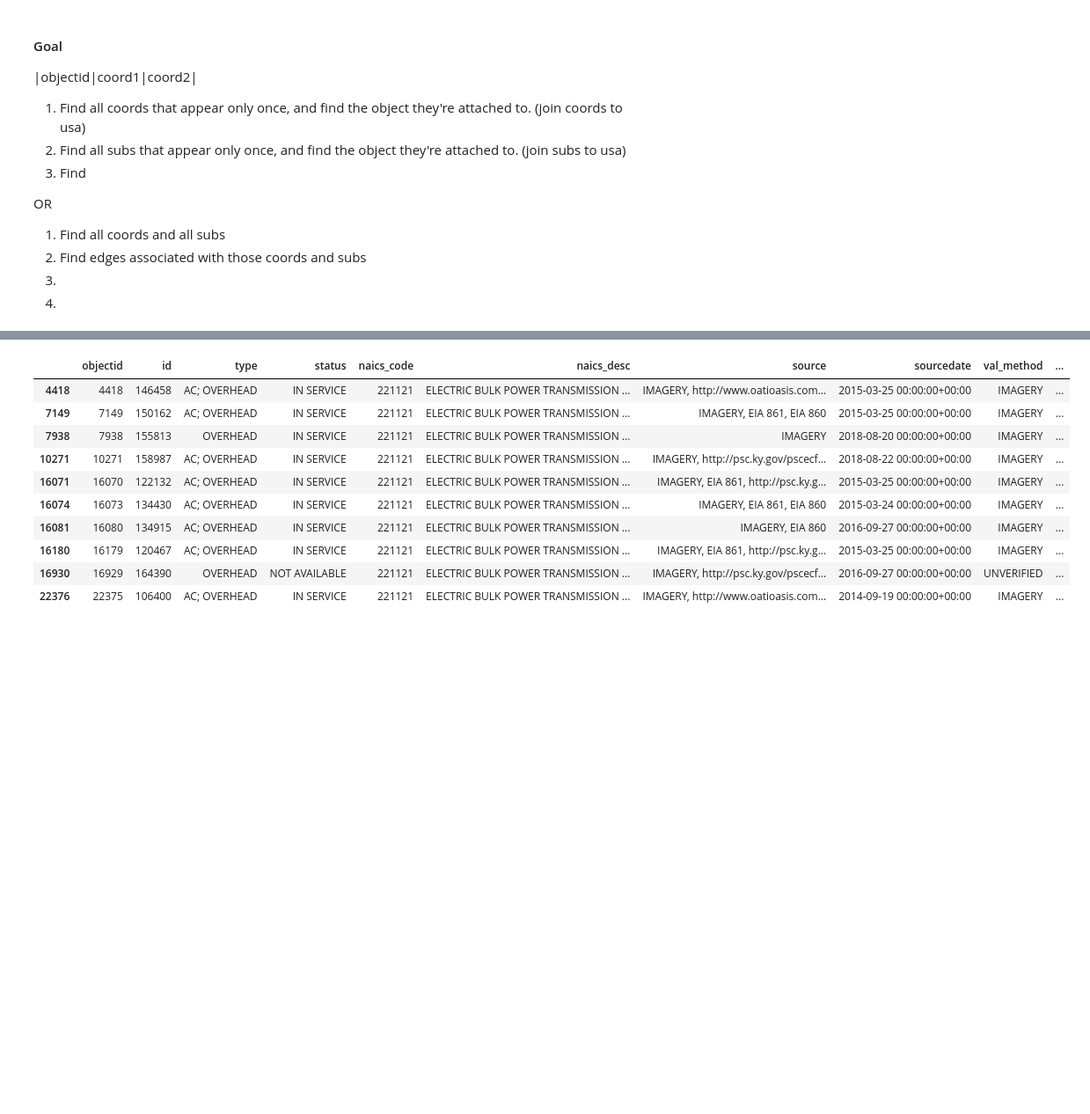
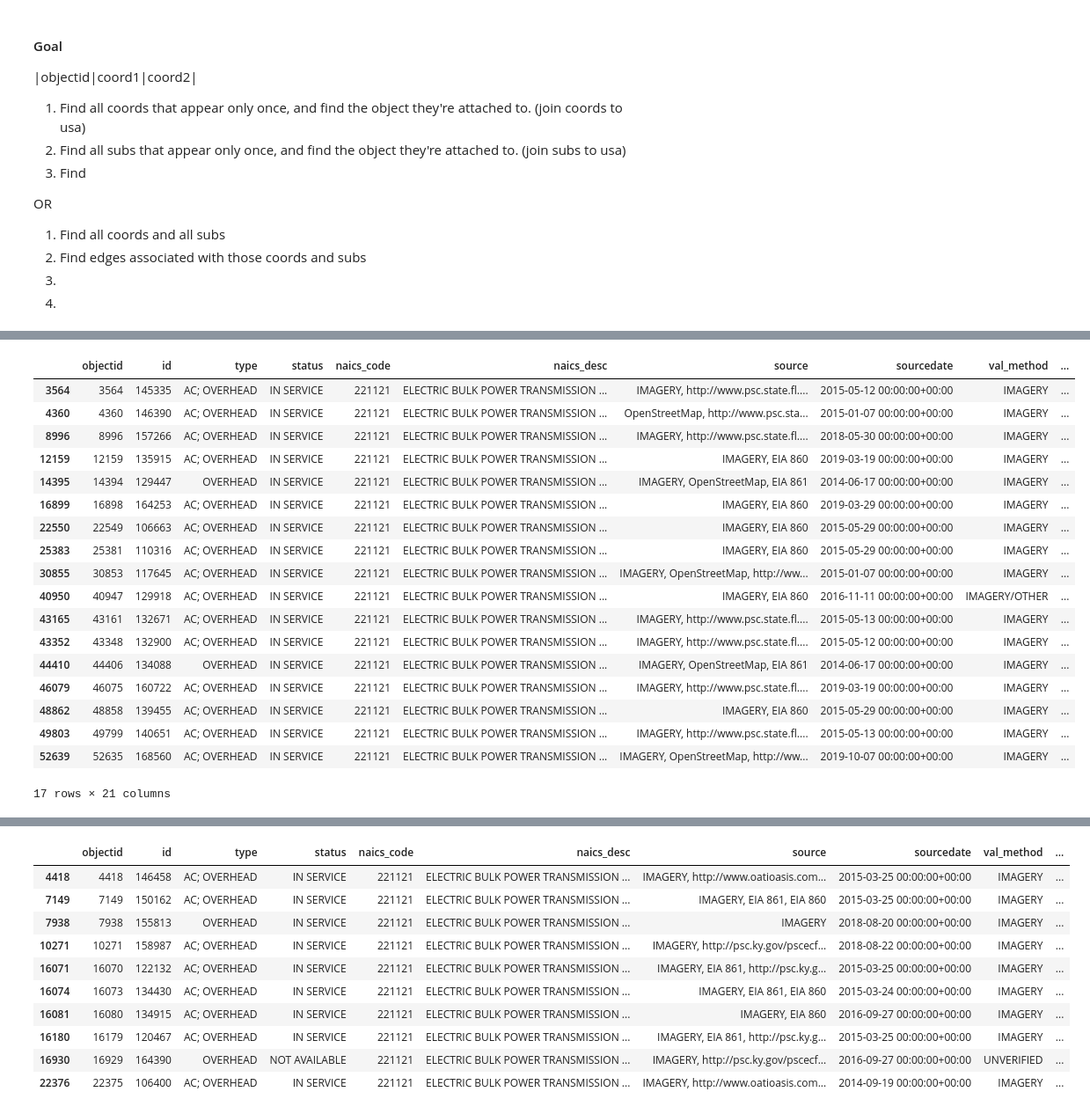
Before and after one commit to Ker-ple/electric_grid, a Jupyter notebook: EDA/grids.ipynb, the cells around one changed output, grey strips where cells are left out. Shown at 88% size. Cells and saved outputs as stored; diff of their text form; code cells hidden in the pictures; blank space fills up the shorter version.

```diff
--- a/EDA/grids.ipynb
+++ b/EDA/grids.ipynb
@@ -17,8 +17,8 @@ exploded = gdf.explode().reset_index().drop(['level_0', 'level_1'], axis=1)
 # %%
 usa = exploded.cx[-130:-40, 25:55]
 # %%
-usa['coords_one'] = usa['geometry'].apply(lambda x: ', '.join(map(str, (x.coords[0][0], -1 * x.coords[0][1])))) # We need to reverse the coords
-usa['coords_two'] = usa['geometry'].apply(lambda x: ', '.join(map(str, (x.coords[-1][0], -1 * x.coords[-1][1])))) # The GeoJSON has flipped coords
+usa['coords_one'] = usa['geometry'].apply(lambda x: ', '.join(map(str, (x.coords[0][1], x.coords[0][0])))) # We need to reverse the coords
+usa['coords_two'] = usa['geometry'].apply(lambda x: ', '.join(map(str, (x.coords[-1][1], x.coords[-1][0])))) # The GeoJSON has flipped coords
 # %% [output]
 A value is trying to be set on a copy of a slice from a DataFrame.
 Try using .loc[row_indexer,col_indexer] = value instead
@@ -386,0 +489,24 @@ with duckdb.connect('transmission.db') as con:
+# %%
+m = filter_subs(usa, 'MIDWAY')
+# m1 = pd.concat([m['coords_one'], m['coords_two']]).str.startswith('-119')
+m[m['coords_one'].str.startswith('-80') | m['coords_two'].str.startswith('-80')]
+# %% [output]
+|  | objectid | id | type | status | naics_code | naics_desc | source | sourcedate | val_method | ... |
+| 3564 | 3564 | 145335 | AC; OVERHEAD | IN SERVICE | 221121 | ELECTRIC BULK POWER TRANSMISSION ... | IMAGERY, http://www.psc.state.fl.... | 2015-05-12 00:00:00+00:00 | IMAGERY | ... |
+| 4360 | 4360 | 146390 | AC; OVERHEAD | IN SERVICE | 221121 | ELECTRIC BULK POWER TRANSMISSION ... | OpenStreetMap, http://www.psc.sta... | 2015-01-07 00:00:00+00:00 | IMAGERY | ... |
+| 8996 | 8996 | 157266 | AC; OVERHEAD | IN SERVICE | 221121 | ELECTRIC BULK POWER TRANSMISSION ... | IMAGERY, http://www.psc.state.fl.... | 2018-05-30 00:00:00+00:00 | IMAGERY | ... |
+| 12159 | 12159 | 135915 | AC; OVERHEAD | IN SERVICE | 221121 | ELECTRIC BULK POWER TRANSMISSION ... | IMAGERY, EIA 860 | 2019-03-19 00:00:00+00:00 | IMAGERY | ... |
+| 14395 | 14394 | 129447 | OVERHEAD | IN SERVICE | 221121 | ELECTRIC BULK POWER TRANSMISSION ... | IMAGERY, OpenStreetMap, EIA 861 | 2014-06-17 00:00:00+00:00 | IMAGERY | ... |
+| 16899 | 16898 | 164253 | AC; OVERHEAD | IN SERVICE | 221121 | ELECTRIC BULK POWER TRANSMISSION ... | IMAGERY, EIA 860 | 2019-03-29 00:00:00+00:00 | IMAGERY | ... |
+| 22550 | 22549 | 106663 | AC; OVERHEAD | IN SERVICE | 221121 | ELECTRIC BULK POWER TRANSMISSION ... | IMAGERY, EIA 860 | 2015-05-29 00:00:00+00:00 | IMAGERY | ... |
+| 25383 | 25381 | 110316 | AC; OVERHEAD | IN SERVICE | 221121 | ELECTRIC BULK POWER TRANSMISSION ... | IMAGERY, EIA 860 | 2015-05-29 00:00:00+00:00 | IMAGERY | ... |
+| 30855 | 30853 | 117645 | AC; OVERHEAD | IN SERVICE | 221121 | ELECTRIC BULK POWER TRANSMISSION ... | IMAGERY, OpenStreetMap, http://ww... | 2015-01-07 00:00:00+00:00 | IMAGERY | ... |
+| 40950 | 40947 | 129918 | AC; OVERHEAD | IN SERVICE | 221121 | ELECTRIC BULK POWER TRANSMISSION ... | IMAGERY, EIA 860 | 2016-11-11 00:00:00+00:00 | IMAGERY/OTHER | ... |
+| 43165 | 43161 | 132671 | AC; OVERHEAD | IN SERVICE | 221121 | ELECTRIC BULK POWER TRANSMISSION ... | IMAGERY, http://www.psc.state.fl.... | 2015-05-13 00:00:00+00:00 | IMAGERY | ... |
+| 43352 | 43348 | 132900 | AC; OVERHEAD | IN SERVICE | 221121 | ELECTRIC BULK POWER TRANSMISSION ... | IMAGERY, http://www.psc.state.fl.... | 2015-05-12 00:00:00+00:00 | IMAGERY | ... |
+| 44410 | 44406 | 134088 | OVERHEAD | IN SERVICE | 221121 | ELECTRIC BULK POWER TRANSMISSION ... | IMAGERY, OpenStreetMap, EIA 861 | 2014-06-17 00:00:00+00:00 | IMAGERY | ... |
+| 46079 | 46075 | 160722 | AC; OVERHEAD | IN SERVICE | 221121 | ELECTRIC BULK POWER TRANSMISSION ... | IMAGERY, http://www.psc.state.fl.... | 2019-03-19 00:00:00+00:00 | IMAGERY | ... |
+| 48862 | 48858 | 139455 | AC; OVERHEAD | IN SERVICE | 221121 | ELECTRIC BULK POWER TRANSMISSION ... | IMAGERY, EIA 860 | 2015-05-29 00:00:00+00:00 | IMAGERY | ... |
+| 49803 | 49799 | 140651 | AC; OVERHEAD | IN SERVICE | 221121 | ELECTRIC BULK POWER TRANSMISSION ... | IMAGERY, http://www.psc.state.fl.... | 2015-05-13 00:00:00+00:00 | IMAGERY | ... |
+| 52639 | 52635 | 168560 | AC; OVERHEAD | IN SERVICE | 221121 | ELECTRIC BULK POWER TRANSMISSION ... | IMAGERY, OpenStreetMap, http://ww... | 2019-10-07 00:00:00+00:00 | IMAGERY | ... |
+17 rows × 21 columns
```
Also changed, not shown: parts of 59 cells of this notebook.
